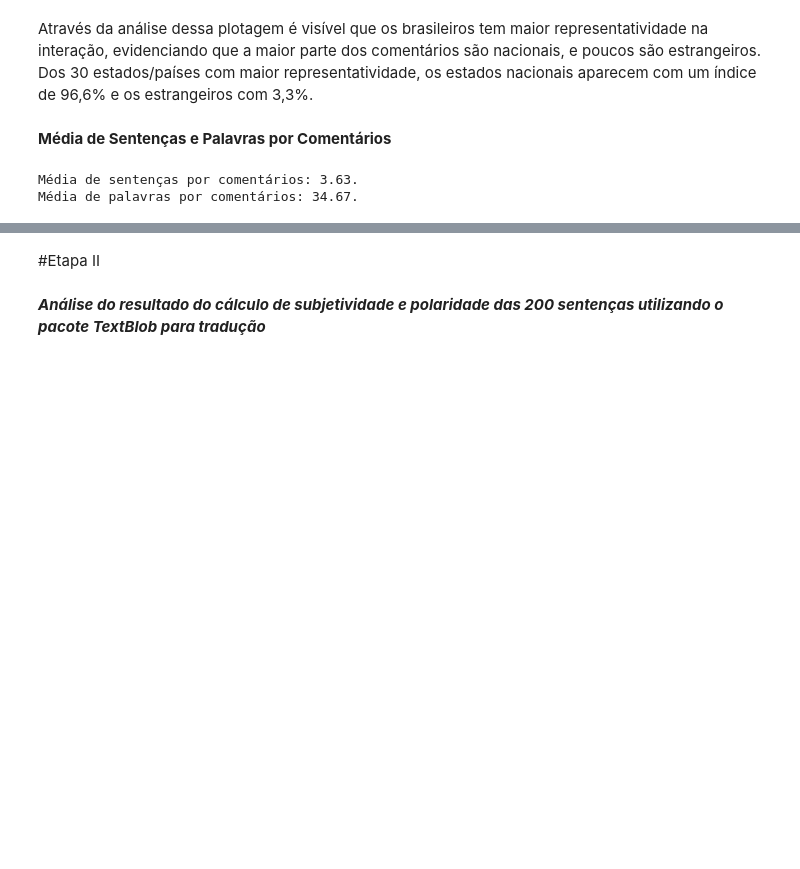
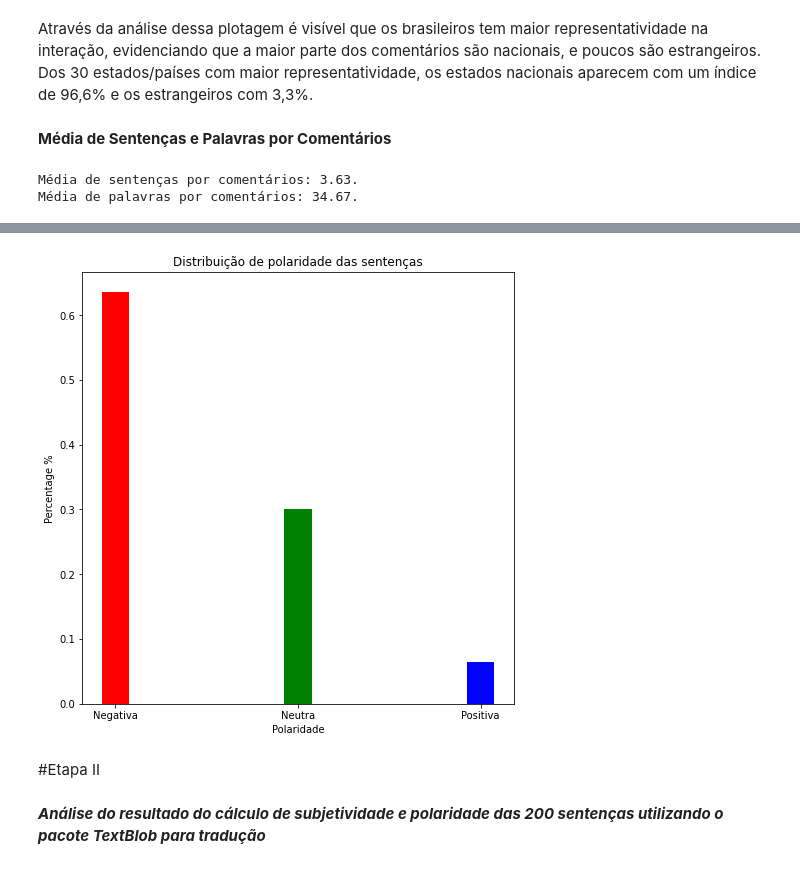
Before and after one commit to kidkmon/Sentiment-Analysis-TripAdvisor, a Jupyter notebook: Analise_sentimentos_TripAdvisor.ipynb, the cells around one changed output, grey strips where cells are left out. Saved outputs shown, nothing was run; the diff lists cells and outputs as text; code cells hidden in the pictures; blank space fills up the shorter version.

```diff
--- a/Analise_sentimentos_TripAdvisor.ipynb
+++ b/Analise_sentimentos_TripAdvisor.ipynb
@@ -436,3 +488,18 @@ Média de palavras por comentários: 34.67.
+# %%
+fig = plt.figure(figsize=(6,6))
+ax = fig.add_axes([0,0,1,1])
+
+X = ["Negativa", "Neutra", "Positiva"]
+Y = df_sentiment_analysis['polarity_normalized'].value_counts(normalize=True, sort=False)
+ax.bar(X, Y, color=['r','g', 'b'], width = 0.15)
+
+plt.xlabel('Polaridade')
+plt.ylabel('Percentage %')
+plt.title('Distribuição de polaridade das sentenças')
+
+plt.show()
+# %% [output]
+[figure, added]
 # %% [markdown]
 #Etapa II
 # %% [markdown]
```
Also changed, not shown: parts of 15 cells of this notebook.
